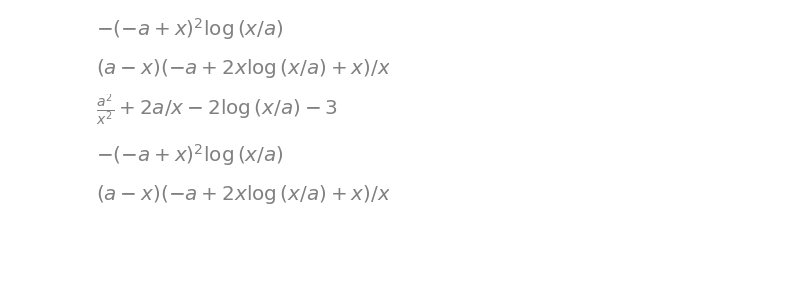
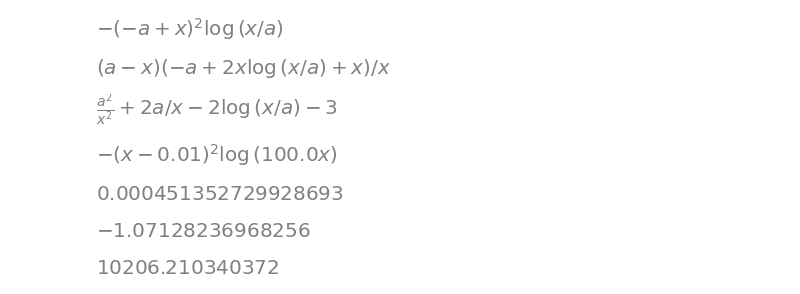
Before and after one commit to BillXu2000/collision_toy, a Jupyter notebook: test.ipynb, the cells around one changed output. Cells and saved outputs as stored; diff of their text form; code cells hidden in the pictures; blank space fills up the shorter version.

```diff
--- a/test.ipynb
+++ b/test.ipynb
@@ -7,7 +7,7 @@ g = Function('g')
 n = Function('n')
 init_printing()
 # %%
-b2 = -(x - a)**1*ln(x/a)
+b2 = -(x - a)**2*ln(x/a)
 # b2
 b2_d = simplify(diff(b2, x))
 b2_dd = simplify(diff(b2_d, x))
@@ -18,11 +18,17 @@ b2_dd
 [figure]
 [figure]
 [figure]
-# %%
-b2
-# %% [output]
-[figure, removed]
-# %%
-b2_d
-# %% [output]
-[figure, removed]
+# %%
+b2.subs(a, 1e-2)
+# %% [output]
+[figure, added]
+# %%
+f = b2.subs(a, 1e-2).subs(x, 1e-4)
+re = [(a, 1e-2), (x, 1e-4)]
+display(f)
+display(b2_d.subs(re))
+display(b2_dd.subs(re))
+# %% [output]
+[figure, added]
+[figure, added]
+[figure, added]
```
Also changed, not shown: parts of 2 cells of this notebook, 8 other files.
